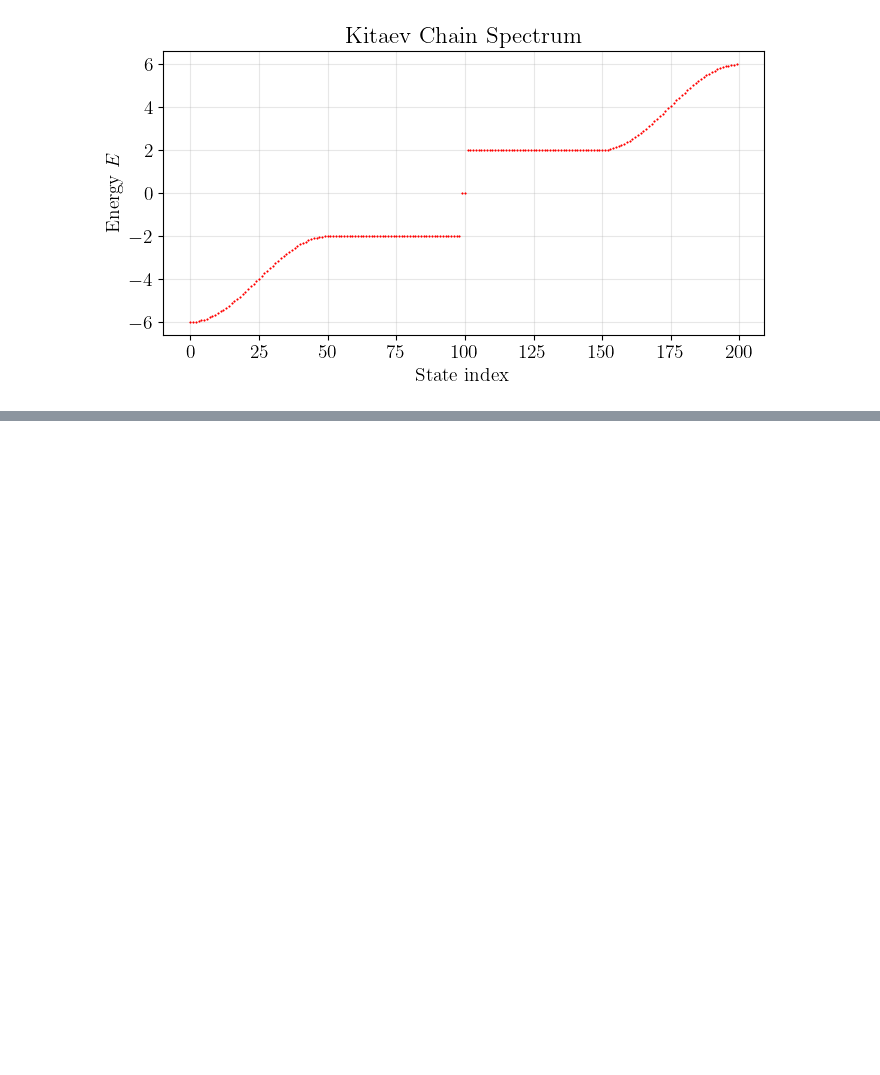
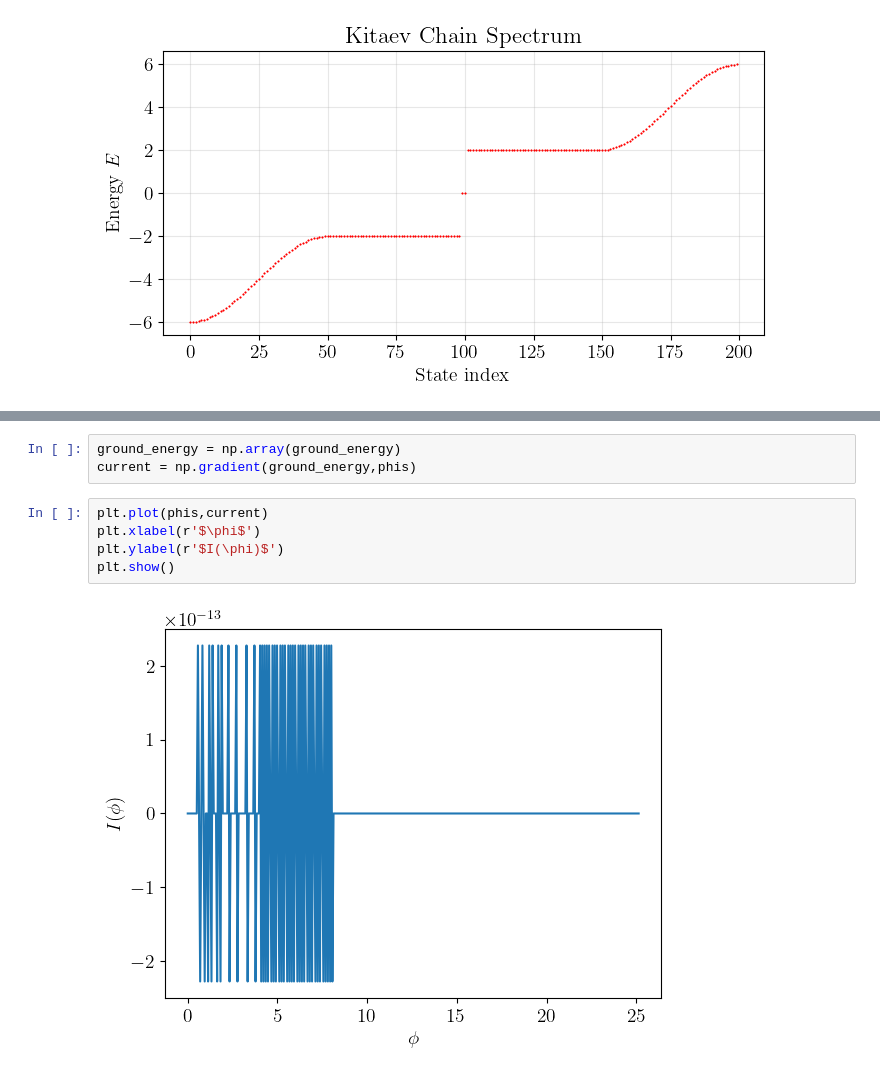
Before and after one commit to yoshitome-create/Physics-Projects-in-Python, a Jupyter notebook: Non_Abelian_Modes.ipynb, the cells around one changed output, grey strips where cells are left out. Cells and saved outputs as stored; diff of their text form; blank space fills up the shorter version.

```diff
--- a/Non_Abelian_Modes.ipynb
+++ b/Non_Abelian_Modes.ipynb
@@ -139,0 +199,10 @@ plt.show()
+# %%
+ground_energy = np.array(ground_energy)
+current = np.gradient(ground_energy,phis)
+# %%
+plt.plot(phis,current)
+plt.xlabel(r'$\phi$')
+plt.ylabel(r'$I(\phi)$')
+plt.show()
+# %% [output]
+[figure, added]
```
Also changed, not shown: parts of 9 cells of this notebook, 2 other files.
